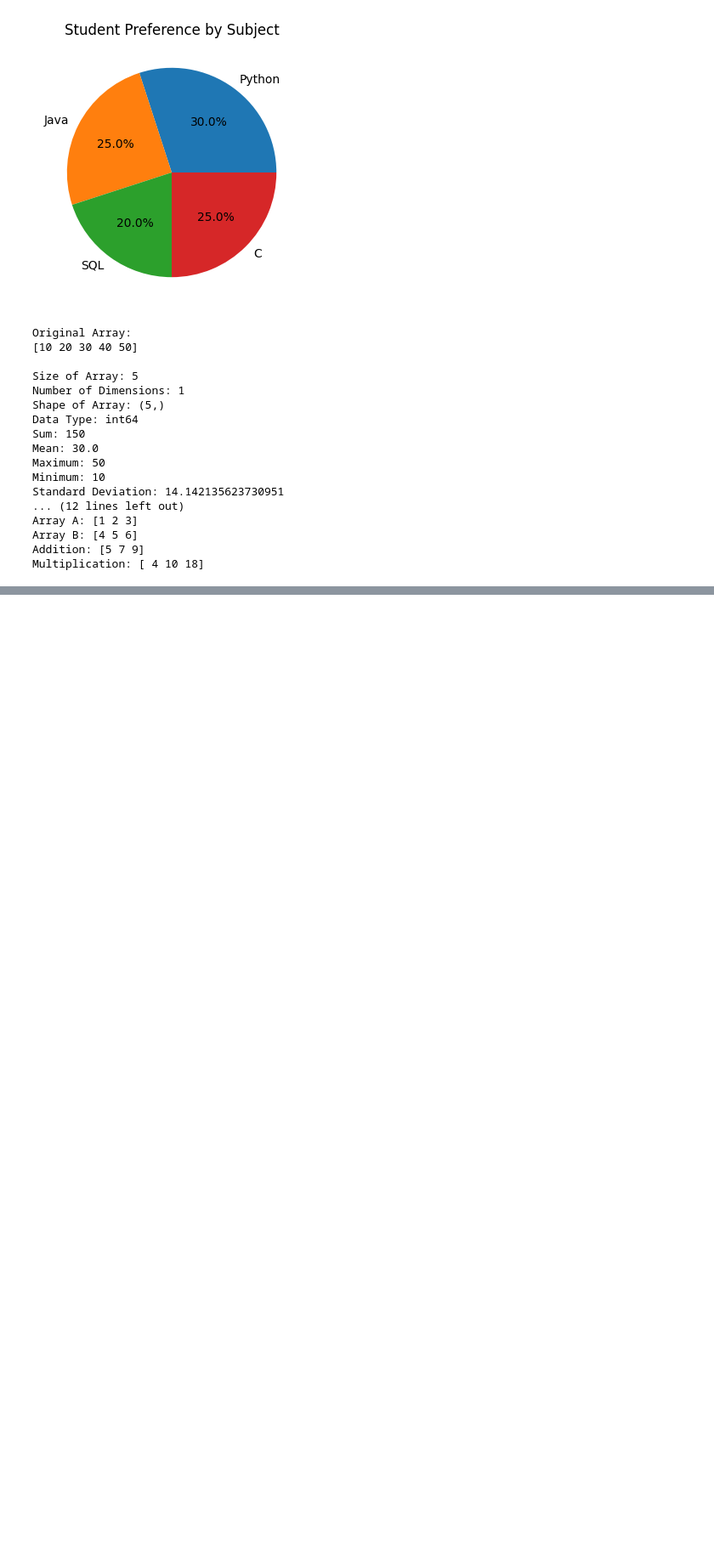
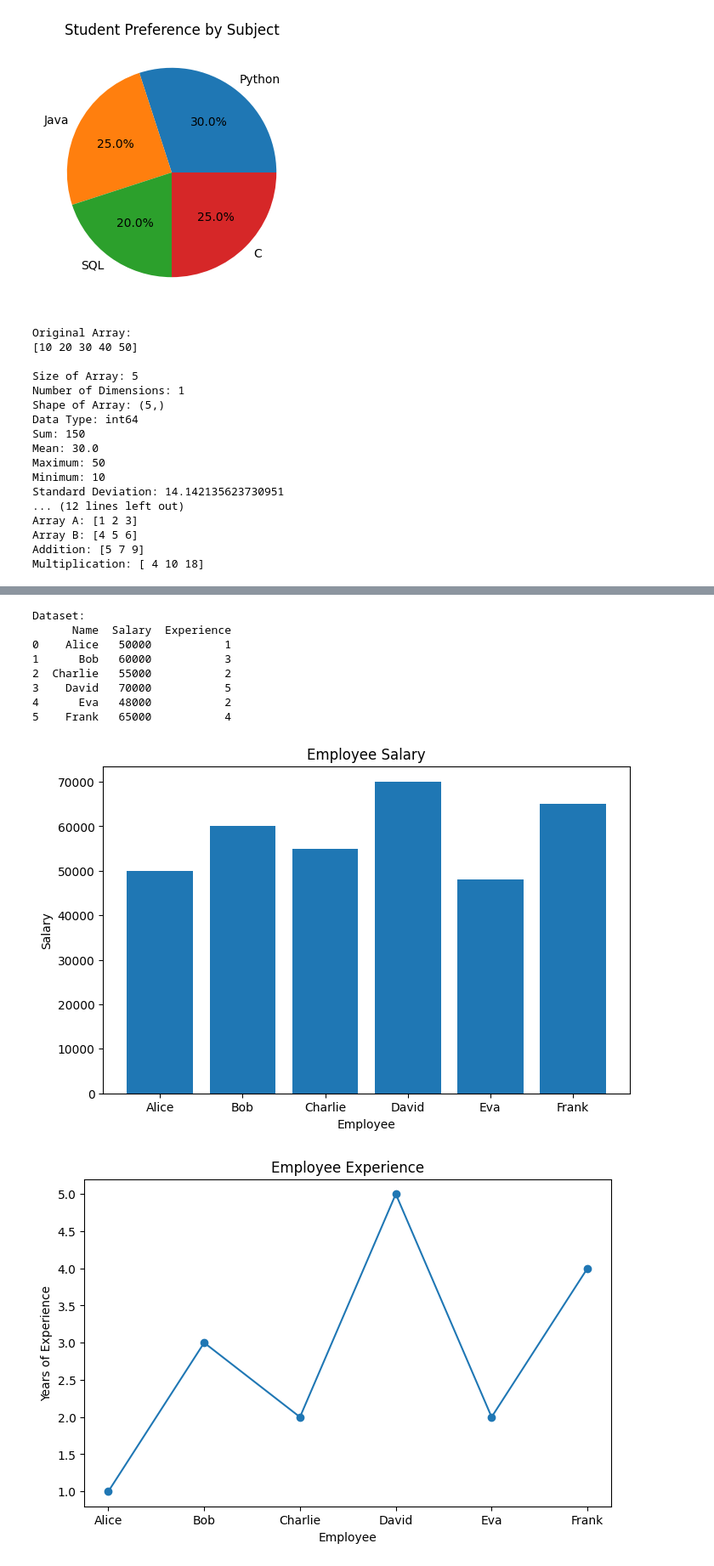
Before and after one commit to prabinps2025cse-source/FDS_experiments, a Jupyter notebook: FDSExperiments.ipynb, the cells around one changed output, grey strips where cells are left out. Shown at 85% size. Drawn from its saved outputs; the diff is of its cells as text; code cells hidden in the pictures; blank space fills up the shorter version.

```diff
--- a/FDSExperiments.ipynb
+++ b/FDSExperiments.ipynb
@@ -1031,0 +1547,80 @@ Multiplication: [ 4 10 18]
+# %%
+# EXPERIMENT 16
+# Data Visualization using Matplotlib
+
+import pandas as pd
+import matplotlib.pyplot as plt
+
+# --------------------------------------------------
+# 1. Create a sample dataset
+# --------------------------------------------------
+data = {
+    "Name": ["Alice", "Bob", "Charlie", "David", "Eva", "Frank"],
+    "Salary": [50000, 60000, 55000, 70000, 48000, 65000],
+    "Experience": [1, 3, 2, 5, 2, 4]
+}
+
+df = pd.DataFrame(data)
+
+print("Dataset:")
+print(df)
+
+# --------------------------------------------------
+# 2. Bar Chart - Salary of Employees
+# --------------------------------------------------
+plt.figure(figsize=(8, 5))
+plt.bar(df["Name"], df["Salary"])
+plt.xlabel("Employee")
+plt.ylabel("Salary")
+plt.title("Employee Salary")
+plt.show()
+
+# --------------------------------------------------
+# 3. Line Chart - Experience
+# --------------------------------------------------
+plt.figure(figsize=(8, 5))
+plt.plot(df["Name"], df["Experience"], marker="o")
+plt.xlabel("Employee")
+plt.ylabel("Years of Experience")
+plt.title("Employee Experience")
+plt.show()
+
+# --------------------------------------------------
+# 4. Scatter Plot - Experience vs Salary
+# --------------------------------------------------
+plt.figure(figsize=(8, 5))
+plt.scatter(df["Experience"], df["Salary"])
+plt.xlabel("Experience (Years)")
+plt.ylabel("Salary")
+plt.title("Experience vs Salary")
+plt.show()
+
+# --------------------------------------------------
+# 5. Histogram - Salary Distribution
+# --------------------------------------------------
+plt.figure(figsize=(8, 5))
+plt.hist(df["Salary"], bins=5)
+plt.xlabel("Salary")
+plt.ylabel("Number of Employees")
+plt.title("Salary Distribution")
+plt.show()
+
+# --------------------------------------------------
+# 6. Box Plot - Salary
+# --------------------------------------------------
+plt.figure(figsize=(8, 5))
+plt.boxplot(df["Salary"])
+plt.ylabel("Salary")
+plt.title("Salary Box Plot")
+plt.show()
+# %% [output]
+Dataset:
+      Name  Salary  Experience
+0    Alice   50000           1
+1      Bob   60000           3
+2  Charlie   55000           2
+3    David   70000           5
+4      Eva   48000           2
+5    Frank   65000           4
+[figure, added]
+[figure, added]
```
Also changed, not shown: parts of 6 cells of this notebook.
